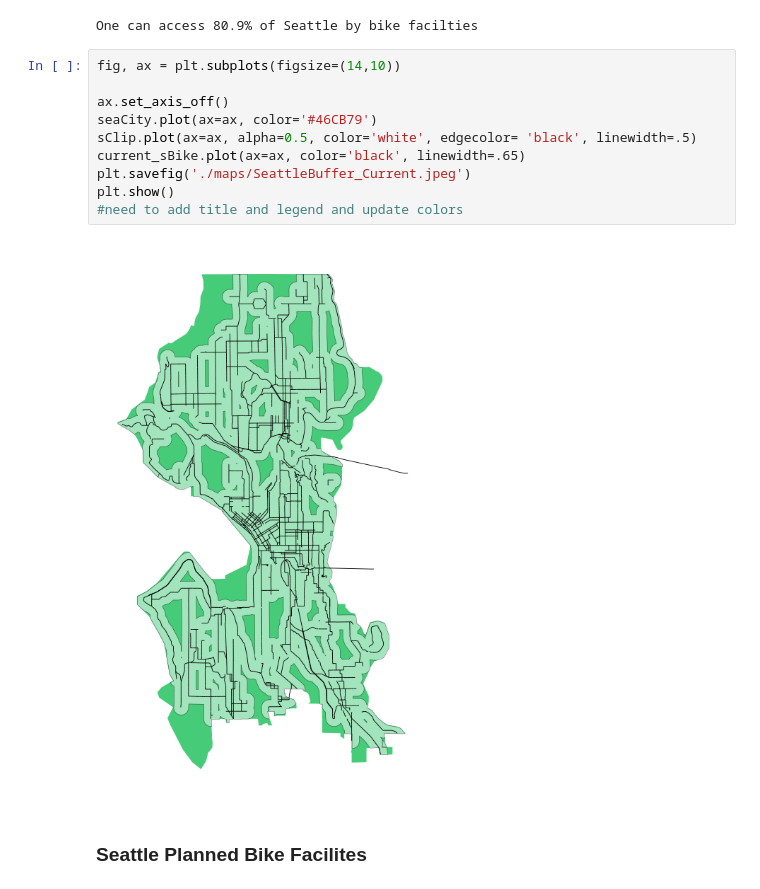
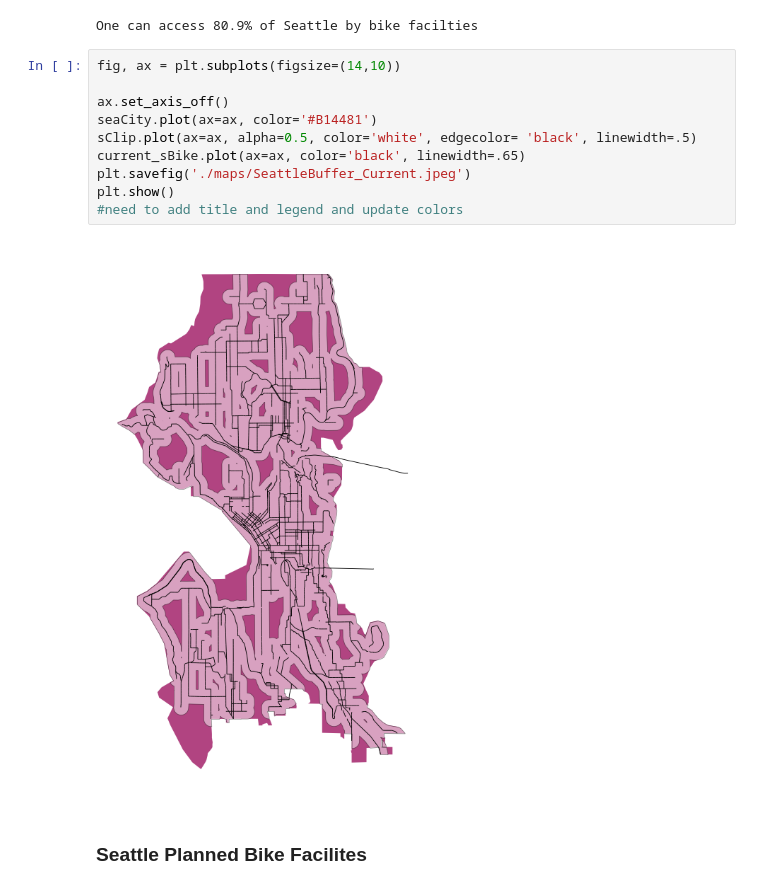
Before and after one commit to kmccravy/Bike-Project, a Jupyter notebook: AreaAnalysis.ipynb, the cells around one changed output. Drawn from its saved outputs; the diff is of its cells as text.

```diff
--- a/AreaAnalysis.ipynb
+++ b/AreaAnalysis.ipynb
@@ -90,15 +63,15 @@ One can access 80.9% of Seattle by bike facilties
 # %%
 fig, ax = plt.subplots(figsize=(14,10))
 
 ax.set_axis_off()
-seaCity.plot(ax=ax, color='#46CB79')
+seaCity.plot(ax=ax, color='#B14481')
 sClip.plot(ax=ax, alpha=0.5, color='white', edgecolor= 'black', linewidth=.5)
 current_sBike.plot(ax=ax, color='black', linewidth=.65)
 plt.savefig('./maps/SeattleBuffer_Current.jpeg')
 plt.show()
 #need to add title and legend and update colors
 # %% [output]
-[figure, old version]
+[figure, new version]
 # %% [markdown]
 <h3>Seattle Planned Bike Facilites</h3>
 # %%
```
Also changed, not shown: parts of 9 cells of this notebook, 26 other files.
